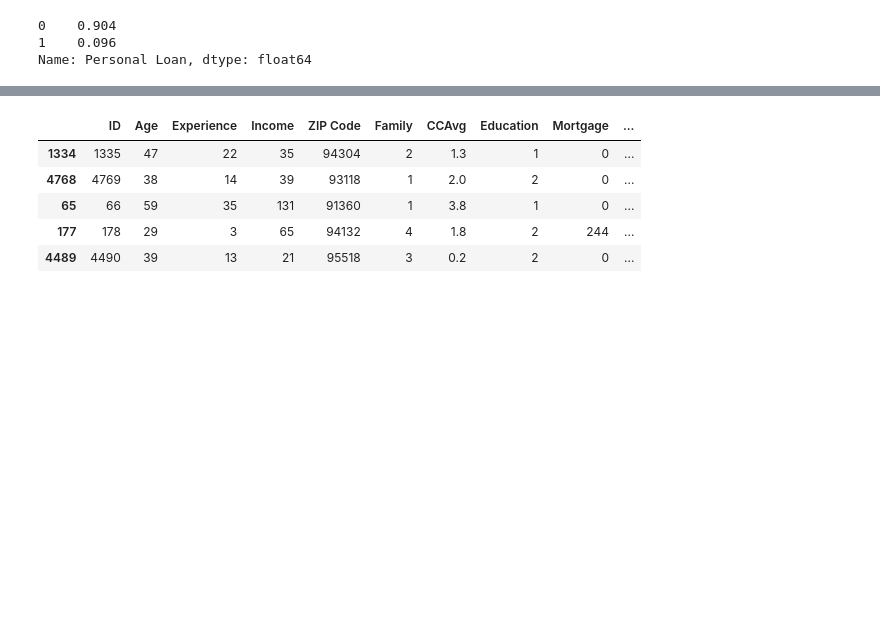
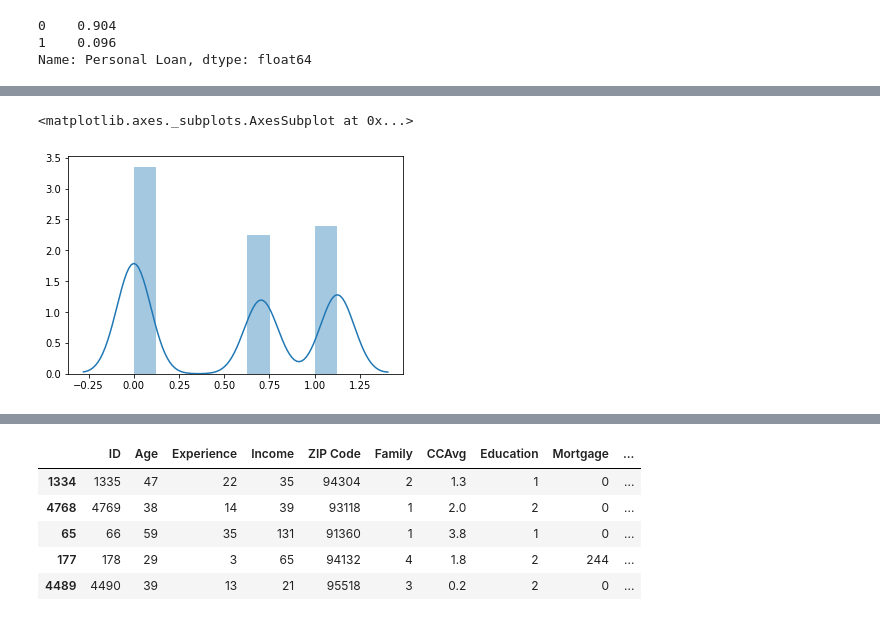
Before and after one commit to vikramgunjal02/Machine-Learning, a Jupyter notebook: internship_project.ipynb, the cells around one changed output, grey strips where cells are left out. Saved outputs shown, nothing was run; the diff lists cells and outputs as text; code cells hidden in the pictures; blank space fills up the shorter version.

```diff
--- a/internship_project.ipynb
+++ b/internship_project.ipynb
@@ -542,0 +563,9 @@ Y = df['Personal Loan']
+# %%
+from sklearn.preprocessing import PowerTransformer
+pt = PowerTransformer(method="box-cox", standardize=False)
+pt.fit(df["Education"].values.reshape(-1,1))
+temp = pt.transform(df["Education"].values.reshape(-1, 1))
+sns.distplot(temp)
+# %% [output]
+<matplotlib.axes._subplots.AxesSubplot at 0x...>
+[figure, added]
```
Also changed, not shown: parts of 15 cells of this notebook.
